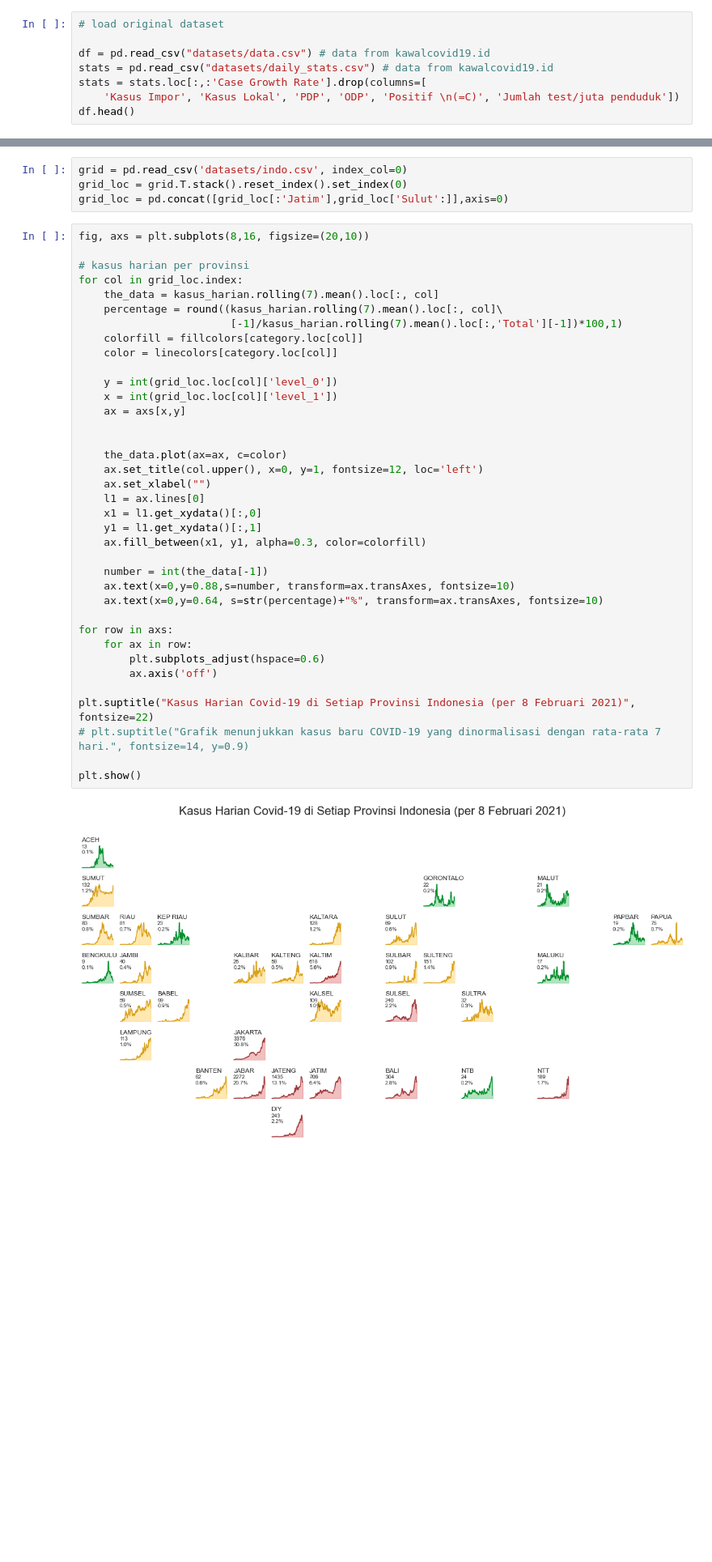
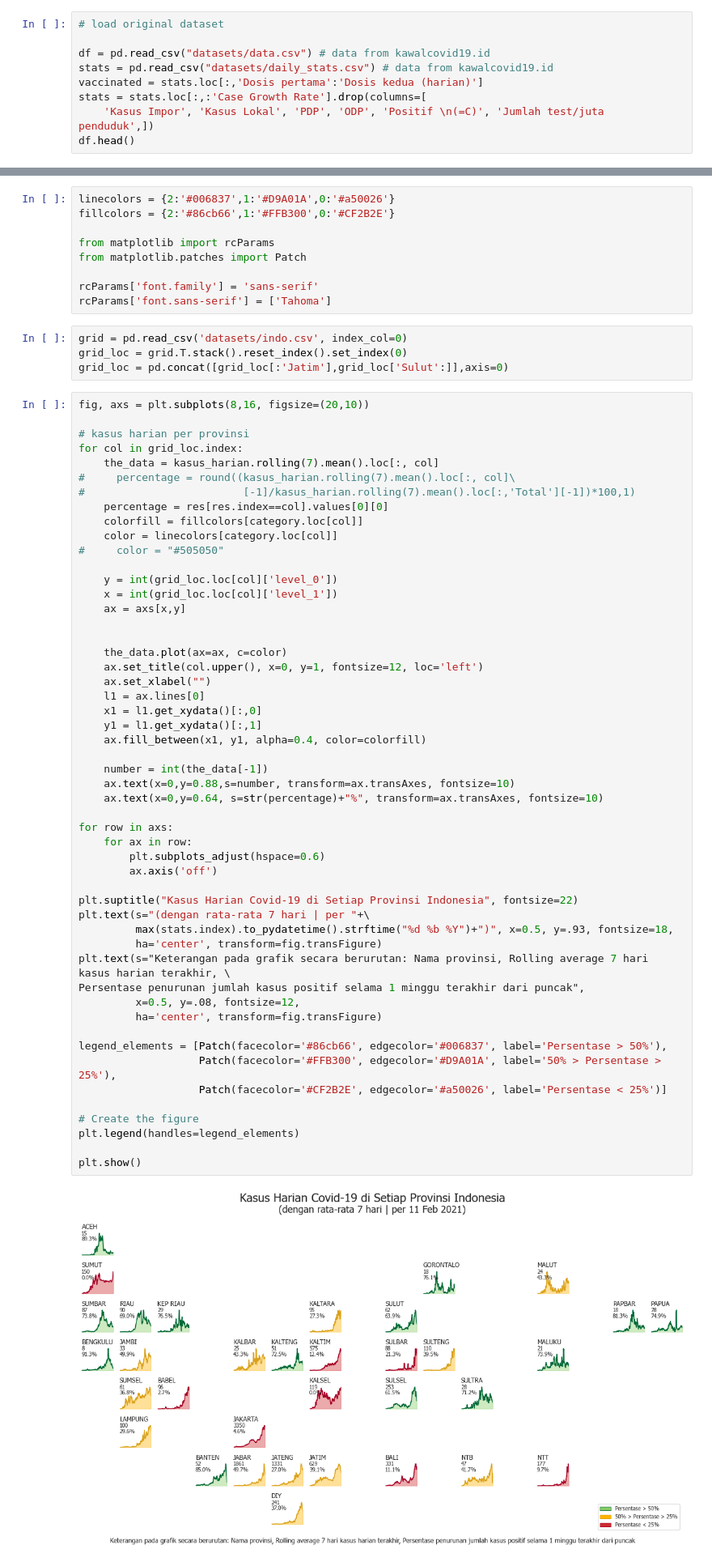
Before and after one commit to imfery/covid-19-viz, a Jupyter notebook: Covid-19 Visualization.ipynb, the cells around one changed output, grey strips where cells are left out. Shown at 81% size. Drawn from its saved outputs; the diff is of its cells as text; blank space fills up the shorter version.

```diff
--- a/Covid-19 Visualization.ipynb
+++ b/Covid-19 Visualization.ipynb
@@ -16,8 +18,9 @@ warnings.filterwarnings("ignore")
 
 df = pd.read_csv("datasets/data.csv") # data from kawalcovid19.id
 stats = pd.read_csv("datasets/daily_stats.csv") # data from kawalcovid19.id
+vaccinated = stats.loc[:,'Dosis pertama':'Dosis kedua (harian)']
 stats = stats.loc[:,:'Case Growth Rate'].drop(columns=[
-    'Kasus Impor', 'Kasus Lokal', 'PDP', 'ODP', 'Positif \n(=C)', 'Jumlah test/juta penduduk'])
+    'Kasus Impor', 'Kasus Lokal', 'PDP', 'ODP', 'Positif \n(=C)', 'Jumlah test/juta penduduk',])
 df.head()
 # %% [output]
 |  | Total Kasus | Aceh | Bali | Banten | Babel | Bengkulu | DIY | Jakarta | Jambi | Jabar | ... |
@@ -229,3 +248,12 @@ fillcolors = {0:'#00A331',1:'#FFB300',2:'#CF2B2E'}
+# %%
+linecolors = {2:'#006837',1:'#D9A01A',0:'#a50026'}
+fillcolors = {2:'#86cb66',1:'#FFB300',0:'#CF2B2E'}
+
+from matplotlib import rcParams
+from matplotlib.patches import Patch
+
+rcParams['font.family'] = 'sans-serif'
+rcParams['font.sans-serif'] = ['Tahoma']
 # %%
 grid = pd.read_csv('datasets/indo.csv', index_col=0)
 grid_loc = grid.T.stack().reset_index().set_index(0)
@@ -236,36 +264,51 @@ fig, axs = plt.subplots(8,16, figsize=(20,10))
 # kasus harian per provinsi
 for col in grid_loc.index:
     the_data = kasus_harian.rolling(7).mean().loc[:, col]
-    percentage = round((kasus_harian.rolling(7).mean().loc[:, col]\
-                        [-1]/kasus_harian.rolling(7).mean().loc[:,'Total'][-1])*100,1)
+#     percentage = round((kasus_harian.rolling(7).mean().loc[:, col]\
+#                         [-1]/kasus_harian.rolling(7).mean().loc[:,'Total'][-1])*100,1)
+    percentage = res[res.index==col].values[0][0]
     colorfill = fillcolors[category.loc[col]]
     color = linecolors[category.loc[col]]
+#     color = "#505050"
 
     y = int(grid_loc.loc[col]['level_0'])
     x = int(grid_loc.loc[col]['level_1'])
     ax = axs[x,y]
 
 
     the_data.plot(ax=ax, c=color)
     ax.set_title(col.upper(), x=0, y=1, fontsize=12, loc='left')
     ax.set_xlabel("")
     l1 = ax.lines[0]
     x1 = l1.get_xydata()[:,0]
     y1 = l1.get_xydata()[:,1]
-    ax.fill_between(x1, y1, alpha=0.3, color=colorfill)
+    ax.fill_between(x1, y1, alpha=0.4, color=colorfill)
 
     number = int(the_data[-1])
     ax.text(x=0,y=0.88,s=number, transform=ax.transAxes, fontsize=10)
     ax.text(x=0,y=0.64, s=str(percentage)+"%", transform=ax.transAxes, fontsize=10)
 
 for row in axs:
     for ax in row:
         plt.subplots_adjust(hspace=0.6)
         ax.axis('off')
 
-plt.suptitle("Kasus Harian Covid-19 di Setiap Provinsi Indonesia (per 8 Februari 2021)", fontsize=22)
-# plt.suptitle("Grafik menunjukkan kasus baru COVID-19 yang dinormalisasi dengan rata-rata 7 hari.", fontsize=14, y=0.9)
+plt.suptitle("Kasus Harian Covid-19 di Setiap Provinsi Indonesia", fontsize=22)
+plt.text(s="(dengan rata-rata 7 hari | per "+\
+         max(stats.index).to_pydatetime().strftime("%d %b %Y")+")", x=0.5, y=.93, fontsize=18,
+         ha='center', transform=fig.transFigure)
+plt.text(s="Keterangan pada grafik secara berurutan: Nama provinsi, Rolling average 7 hari kasus harian terakhir, \
+Persentase penurunan jumlah kasus positif selama 1 minggu terakhir dari puncak",
+         x=0.5, y=.08, fontsize=12,
+         ha='center', transform=fig.transFigure)
+
+legend_elements = [Patch(facecolor='#86cb66', edgecolor='#006837', label='Persentase > 50%'),
+                   Patch(facecolor='#FFB300', edgecolor='#D9A01A', label='50% > Persentase > 25%'),
+                   Patch(facecolor='#CF2B2E', edgecolor='#a50026', label='Persentase < 25%')]
+
+# Create the figure
+plt.legend(handles=legend_elements)
 
 plt.show()
 # %% [output]
-[figure, old version]
+[figure, new version]
```
Also changed, not shown: parts of 23 cells of this notebook.
